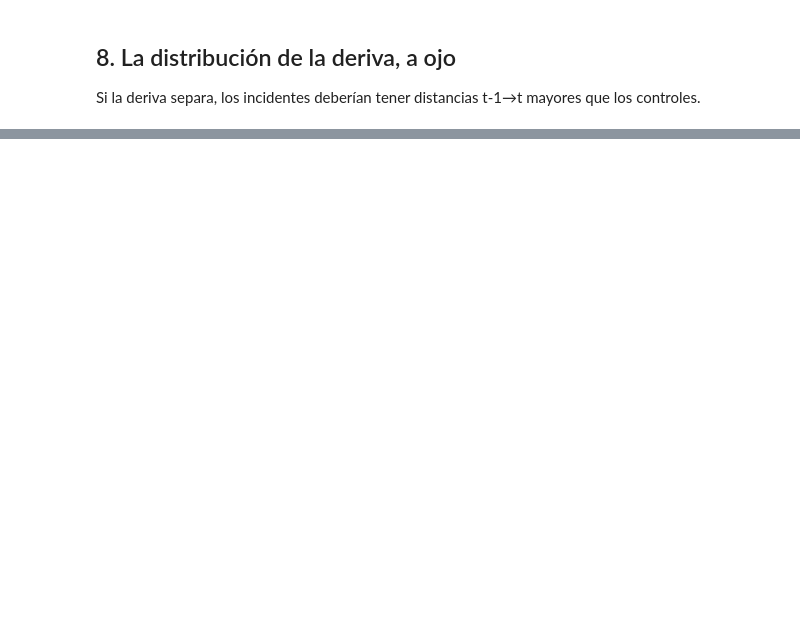
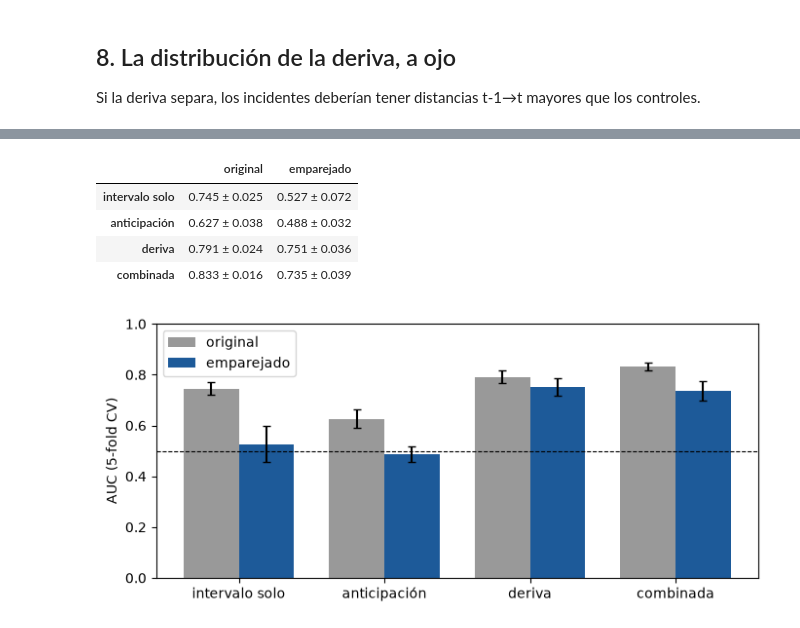
Before and after one commit to nickhernd/mammoviz-tda, a Jupyter notebook: notebooks/03_embed_longitudinal_executed.ipynb, the cells around one changed output, grey strips where cells are left out. Saved outputs shown, nothing was run; the diff lists cells and outputs as text; code cells hidden in the pictures; blank space fills up the shorter version.

```diff
--- a/notebooks/03_embed_longitudinal_executed.ipynb
+++ b/notebooks/03_embed_longitudinal_executed.ipynb
@@ -241,0 +302,14 @@ Siguientes pasos:
+# %%
+from sklearn.model_selection import cross_val_score
+from sklearn.ensemble import RandomForestClassifier
+
+print("AUC de deriva por densidad mamaria (solo subgrupos con >=15 pacientes y ambas clases):")
+for dens, grupo in cov.groupby("densidad_t0"):
+    idx = grupo.index.values
+    y_g = y[idx]
+    if len(idx) < 15 or len(np.unique(y_g)) < 2:
+        print(f"  densidad {dens}: n={len(idx)} (insuficiente)")
+        continue
+    s = cross_val_score(RandomForestClassifier(n_estimators=300, random_state=42, class_weight="balanced"),
+                        X_deriva[idx], y_g, cv=3, scoring="roc_auc")
+    print(f"  densidad {dens}: n={len(idx)}  AUC={s.mean():.3f} +/- {s.std():.3f}")
@@ -241,0 +429,29 @@ Siguientes pasos:
+# %%
+rf = lambda: RandomForestClassifier(n_estimators=300, random_state=42, class_weight="balanced")
+señales = ["intervalo solo", "anticipación", "deriva", "combinada"]
+comparacion = {}
+for nombre, d in disenos.items():
+    for señal, X in [("intervalo solo", d["dias"][:, None]), ("anticipación", d["Xa"]),
+                     ("deriva", d["Xd"]), ("combinada", np.hstack([d["Xa"], d["Xd"]]))]:
+        s = cross_val_score(rf(), X, d["y"], cv=5, scoring="roc_auc")
+        comparacion[(señal, nombre)] = (s.mean(), s.std())
+
+tabla = pd.DataFrame({n: [f"{comparacion[(s, n)][0]:.3f} ± {comparacion[(s, n)][1]:.3f}" for s in señales]
+                      for n in disenos}, index=señales)
+display(tabla)
+
+fig, ax = plt.subplots(figsize=(7, 3.2))
+x = np.arange(len(señales)); w = 0.38
+for k, (n, color) in enumerate([("original", "#999999"), ("emparejado", "#1d5a99")]):
+    ax.bar(x + (k - 0.5) * w, [comparacion[(s, n)][0] for s in señales], w,
+           yerr=[comparacion[(s, n)][1] for s in señales], capsize=3, color=color, label=n)
+ax.axhline(0.5, color="k", ls="--", lw=0.8)
+ax.set_xticks(x); ax.set_xticklabels(señales); ax.set_ylim(0, 1); ax.set_ylabel("AUC (5-fold CV)")
+ax.legend(); plt.tight_layout(); plt.show()
+# %% [output]
+|  | original | emparejado |
+| intervalo solo | 0.745 ± 0.025 | 0.527 ± 0.072 |
+| anticipación | 0.627 ± 0.038 | 0.488 ± 0.032 |
+| deriva | 0.791 ± 0.024 | 0.751 ± 0.036 |
+| combinada | 0.833 ± 0.016 | 0.735 ± 0.039 |
+[figure, added]
```
Also changed, not shown: parts of 30 cells of this notebook, 5 other files.
